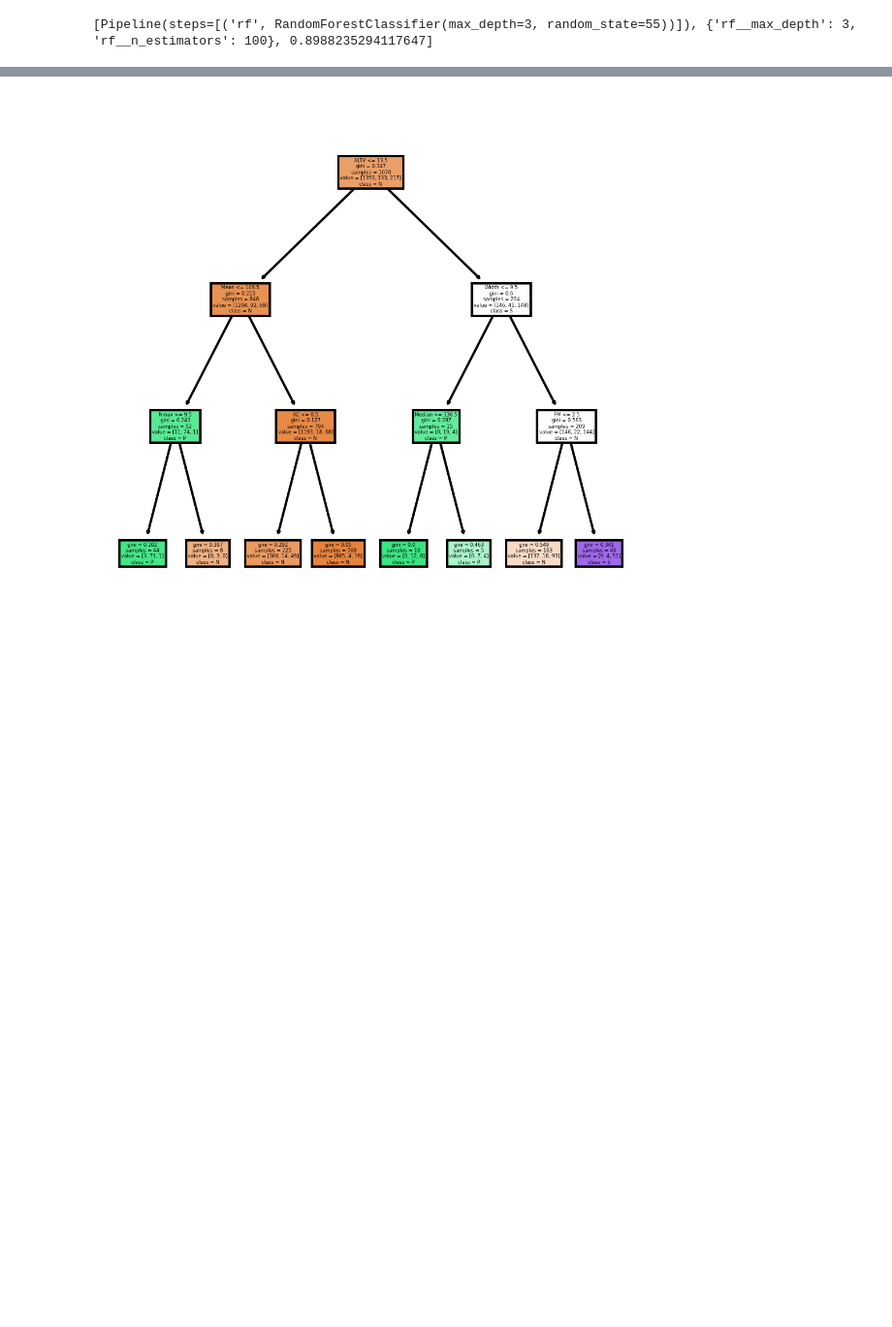
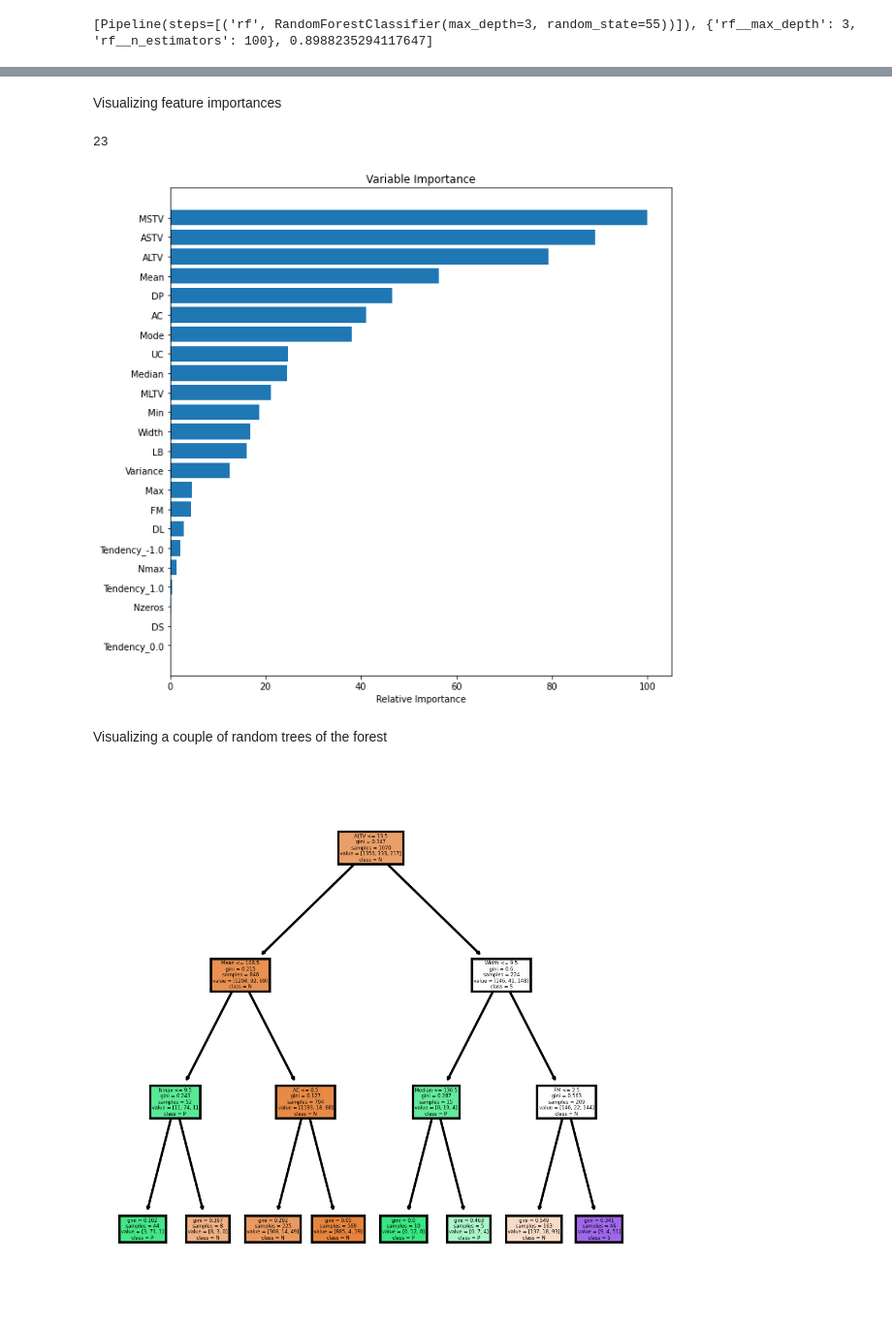
Before and after one commit to mikebobal/springboard, a Jupyter notebook: Capstone Project 2/Capstone 2 Preprocessing and Training.ipynb, the cells around one changed output, grey strips where cells are left out. Shown: that part at 97% size. Saved outputs shown, nothing was run; the diff lists cells and outputs as text; code cells hidden in the pictures; blank space fills up the shorter version.

```diff
--- a/Capstone Project 2/Capstone 2 Preprocessing and Training.ipynb
+++ b/Capstone Project 2/Capstone 2 Preprocessing and Training.ipynb
@@ -564,3 +586,25 @@ Visualizing a couple of random trees of the forest
+# %% [markdown]
+Visualizing feature importances
+# %%
+feature_importance = forest.feature_importances_
+# make importances relative to max importance
+feature_importance = 100.0 * (feature_importance / feature_importance.max())[:30]
+sorted_idx = np.argsort(feature_importance)[:30]
+
+pos = np.arange(sorted_idx.shape[0]) + .5
+print(pos.size)
+sorted_idx.size
+plt.figure(figsize=(10,10))
+plt.barh(pos, feature_importance[sorted_idx], align='center')
+plt.yticks(pos, X.columns[sorted_idx])
+plt.xlabel('Relative Importance')
+plt.title('Variable Importance')
+plt.show()
+# %% [output]
+23
+[figure, added]
+# %% [markdown]
+Visualizing a couple of random trees of the forest
 # %%
 fn=X.columns
 
```
Also changed, not shown: parts of 151 cells of this notebook.
